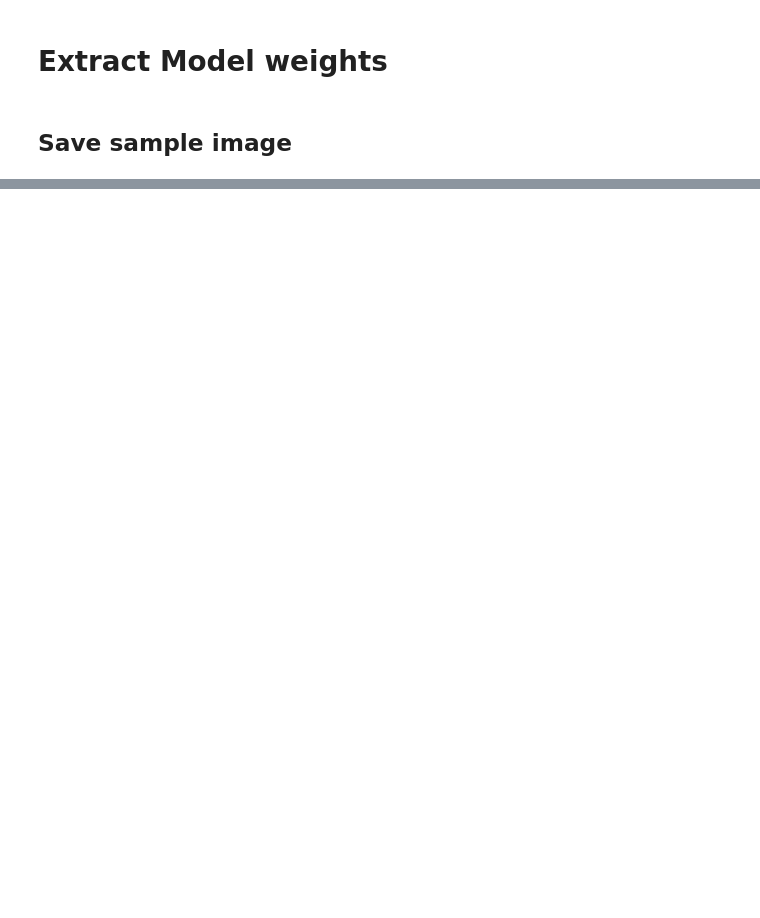
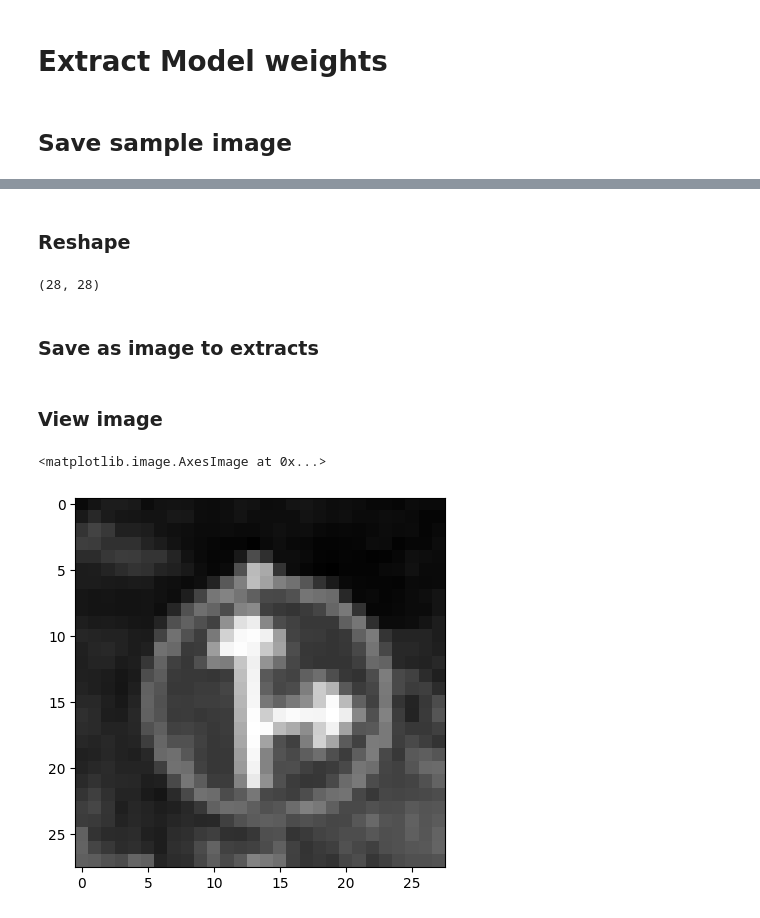
Before and after one commit to shahlaukik/Traffic-Sign-Recognition-ANN, a Jupyter notebook: traffic.ipynb, the cells around one changed output, grey strips where cells are left out. Drawn from its saved outputs; the diff is of its cells as text; code cells hidden in the pictures; blank space fills up the shorter version.

```diff
--- a/traffic.ipynb
+++ b/traffic.ipynb
@@ -247,0 +264,19 @@ process_file("sample_image")
+# %% [markdown]
+### Reshape
+# %%
+sample_image = x_train[0].reshape(dimension,dimension)
+sample_image.shape
+# %% [output]
+(28, 28)
+# %% [markdown]
+### Save as image to extracts
+# %%
+sample_image = Image.fromarray(((sample_image-sample_image.min())/(sample_image.max()-sample_image.min())*255).astype(np.uint8), 'L')
+sample_image.save('./Extracts/sample_image.png')
+# %% [markdown]
+### View image
+# %%
+plt.imshow(sample_image, cmap='gray')
+# %% [output]
+<matplotlib.image.AxesImage at 0x...>
+[figure, added]
```
Also changed, not shown: parts of 8 cells of this notebook, 14 other files.
